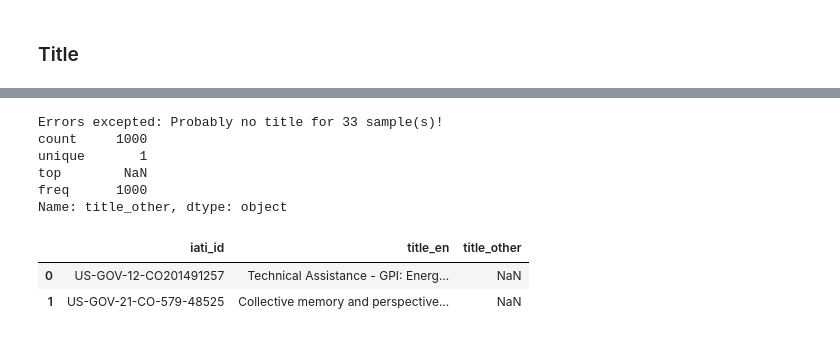
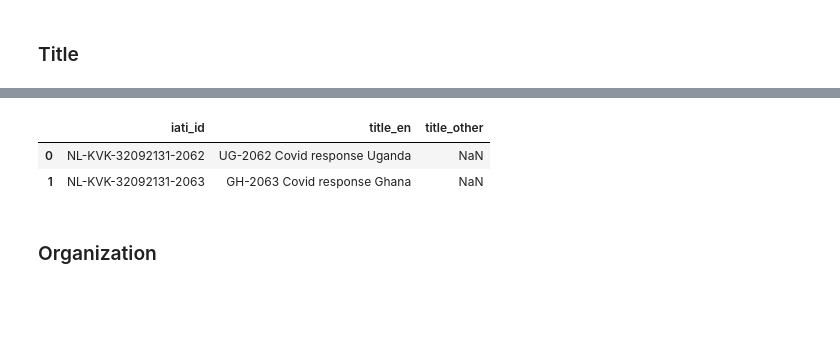
Before and after one commit to JanMuehlnikel/NLP-Development-Banks-Collaboration-Analyzer, a Jupyter notebook: data/preprocessing/transform_json.ipynb, the cells around one changed output, grey strips where cells are left out. Saved outputs shown, nothing was run; the diff lists cells and outputs as text; code cells hidden in the pictures; blank space fills up the shorter version.

```diff
--- a/data/preprocessing/transform_json.ipynb
+++ b/data/preprocessing/transform_json.ipynb
@@ -92,36 +86,30 @@ Error excepted: Probably no title for one sample!
 # %%
 ###################
 # Add other title #
 ###################
 
+
 trans_df["title_other"] = "NaN"
-
-error_count = 0
 
 for index, row in df.iterrows():
     lang_list = row['title_narrative_xml_lang']
-    try:
+
+    # every title which is has no lang attribute is cassified as english and therefore not in other
+    if isinstance(lang_list, float):
+        trans_df["title_other"][index] = "NaN"
+    else:
         for j in range(0, len(lang_list)):
-            if lang_list[j] != "en":
+            if lang_list[j].lower() != "en":
                 title = row['title_narrative'][j]
-                if trans_df["title_other"][index] == "":
+                if trans_df["title_other"][index] == "NaN":
                     trans_df["title_other"][index] = title
                 else:
                     trans_df["title_other"][index] = f"{trans_df['title_other'][index]}, {title}"
 
-    except:
-        error_count += 1
-
-print(f"Errors excepted: Probably no title for {error_count} sample(s)!")
-print(trans_df["title_other"].describe())
-trans_df.head(2)
+trans_df.head(200)
 # %% [output]
-Errors excepted: Probably no title for 33 sample(s)!
-count     1000
-unique       1
-top        NaN
-freq      1000
-Name: title_other, dtype: object
 |  | iati_id | title_en | title_other |
-| 0 | US-GOV-12-CO201491257 | Technical Assistance - GPI: Energ... | NaN |
-| 1 | US-GOV-21-CO-579-48525 | Collective memory and perspective... | NaN |
+| 0 | NL-KVK-32092131-2062 | UG-2062 Covid response Uganda | NaN |
+| 1 | NL-KVK-32092131-2063 | GH-2063 Covid response Ghana | NaN |
+# %% [markdown]
+### Organization
```
Also changed, not shown: parts of 17 cells of this notebook.
